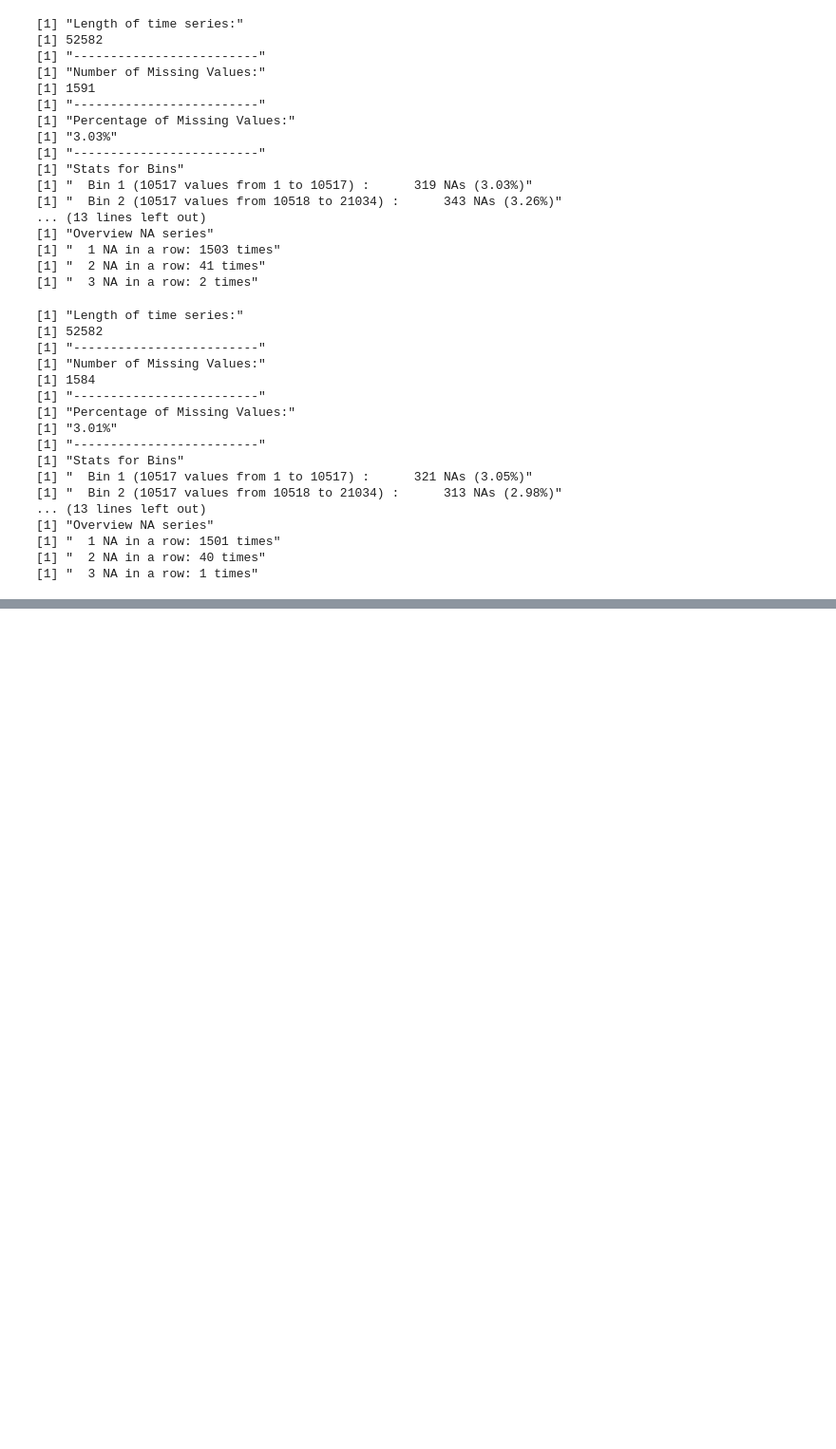
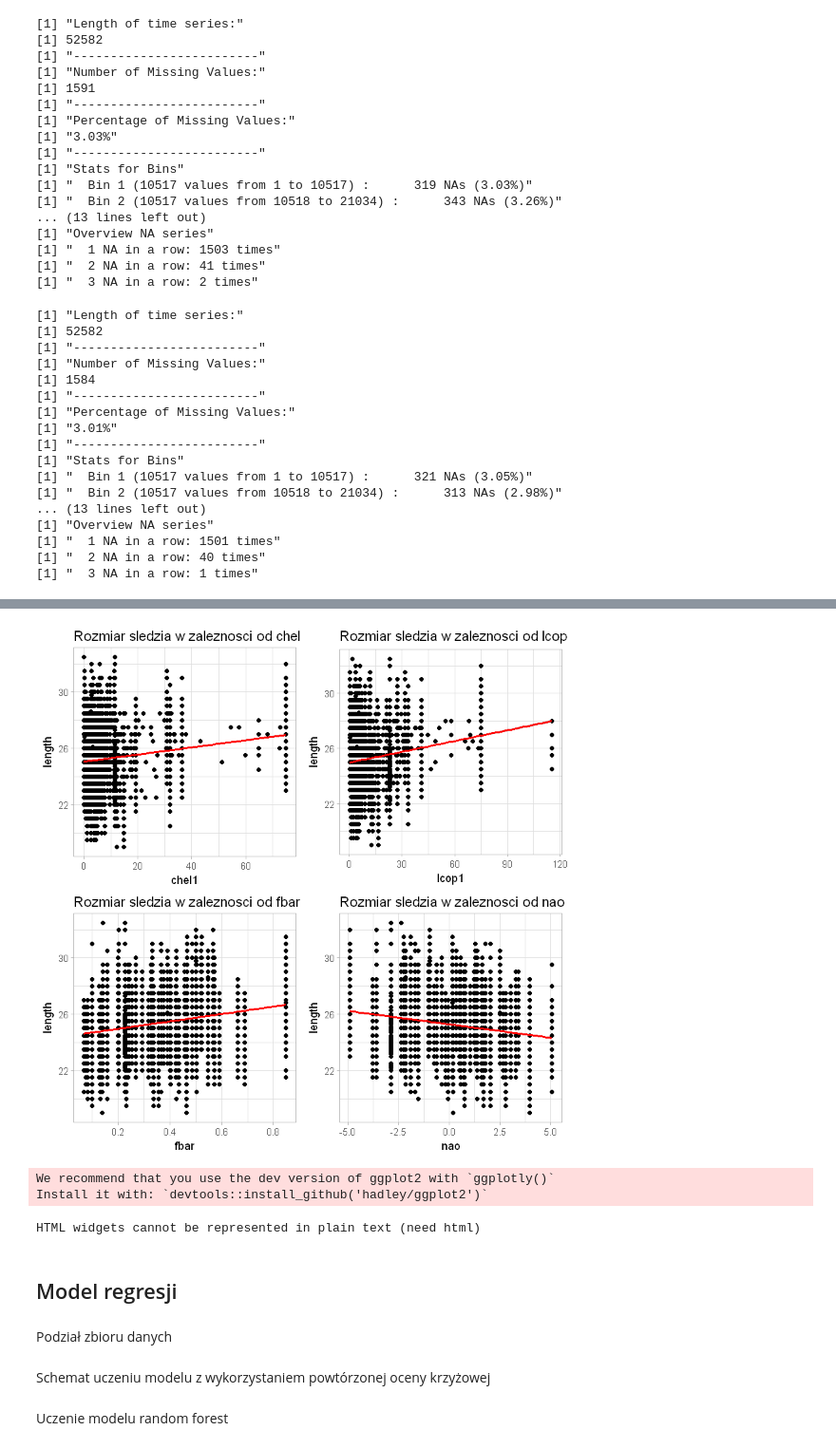
Before and after one commit to wendiego/projekt_sledz.github.io, a Jupyter notebook: harring_project.ipynb, the cells around one changed output, grey strips where cells are left out. Shown at 95% size. Drawn from its saved outputs; the diff is of its cells as text; code cells hidden in the pictures; blank space fills up the shorter version.

```diff
--- a/harring_project.ipynb
+++ b/harring_project.ipynb
@@ -315,0 +379,30 @@ ERROR: Error in mice(fish_data, m = 5, maxit = 50, meth = "pmm", seed = 500): No
+# %%
+c_2 <- ggplot(fish_data, aes(chel1, length)) + geom_point() + geom_smooth(color="red", method="lm") +
+  theme_light() + ggtitle('Rozmiar śledzia w zależności od chel1')
+c_3 <- ggplot(fish_data, aes(lcop1, length)) + geom_point() + geom_smooth(color="red", method="lm") +
+  theme_light() + ggtitle('Rozmiar śledzia w zależności od lcop1')
+c_4 <- ggplot(fish_data, aes(fbar, length)) + geom_point() + geom_smooth(color="red", method="lm") +
+  theme_light() + ggtitle('Rozmiar śledzia w zależności od fbar')
+c_5 <- ggplot(fish_data, aes(nao, length)) + geom_point() + geom_smooth(color="red", method="lm") +
+  theme_light() + ggtitle('Rozmiar śledzia w zależności od nao')
+
+grid.arrange(c_2,c_3,c_4,c_5, nrow=2)
+# %% [output]
+[figure, added]
+# %%
+sample <- sample_n(fish_data, 1000)
+q <- ggplot(sample, aes(lp, length)) +
+  geom_jitter() +
+  geom_smooth(se = FALSE, color="red", method = 'loess') +
+  geom_vline(xintercept = 18000, colour="darkblue", size=1) +
+  ggtitle('Zmiana długości śledzia') +
+  theme_light()
+ggplotly(q)
+# %% [output]
+We recommend that you use the dev version of ggplot2 with `ggplotly()`
+Install it with: `devtools::install_github('hadley/ggplot2')`
+HTML widgets cannot be represented in plain text (need html)
+# %% [markdown]
+## Model regresji <a name="Regresja"></a>
+# %% [markdown]
+Podział zbioru danych
@@ -315,0 +415,2 @@ ERROR: Error in mice(fish_data, m = 5, maxit = 50, meth = "pmm", seed = 500): No
+# %% [markdown]
+Schemat uczeniu modelu z wykorzystaniem powtórzonej oceny krzyżowej
@@ -315,0 +419,2 @@ ERROR: Error in mice(fish_data, m = 5, maxit = 50, meth = "pmm", seed = 500): No
+# %% [markdown]
+Uczenie modelu random forest
```
Also changed, not shown: parts of 36 cells of this notebook, 2 other files.
